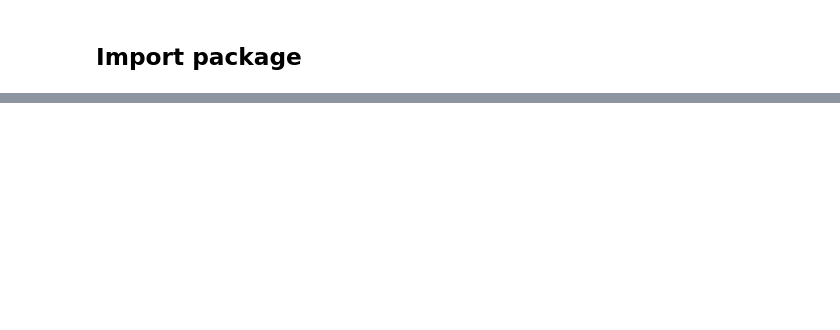
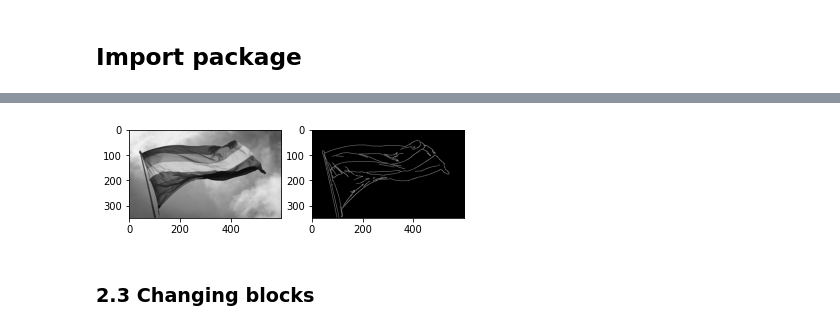
Before and after one commit to barbadosaloe/Dissertation, a Jupyter notebook: ver1.ipynb, the cells around one changed output, grey strips where cells are left out. Saved outputs shown, nothing was run; the diff lists cells and outputs as text; code cells hidden in the pictures; blank space fills up the shorter version.

```diff
--- a/ver1.ipynb
+++ b/ver1.ipynb
@@ -14,0 +130,12 @@ img_np =  np.asarray(img)
+# %%
+edges = skimage.feature.canny(img_grey, sigma = 0.5,  low_threshold = 100, high_threshold = 200)
+# %%
+images = [img_grey, edges]
+location = [121, 122]
+for loc, edge_image in zip(location, images):
+   plt.subplot(loc)
+   plt.imshow(edge_image, cmap='gray')
+# %% [output]
+[figure, added]
+# %% [markdown]
+### 2.3 Changing blocks
```
Also changed, not shown: parts of 64 cells of this notebook, 2 other files.
